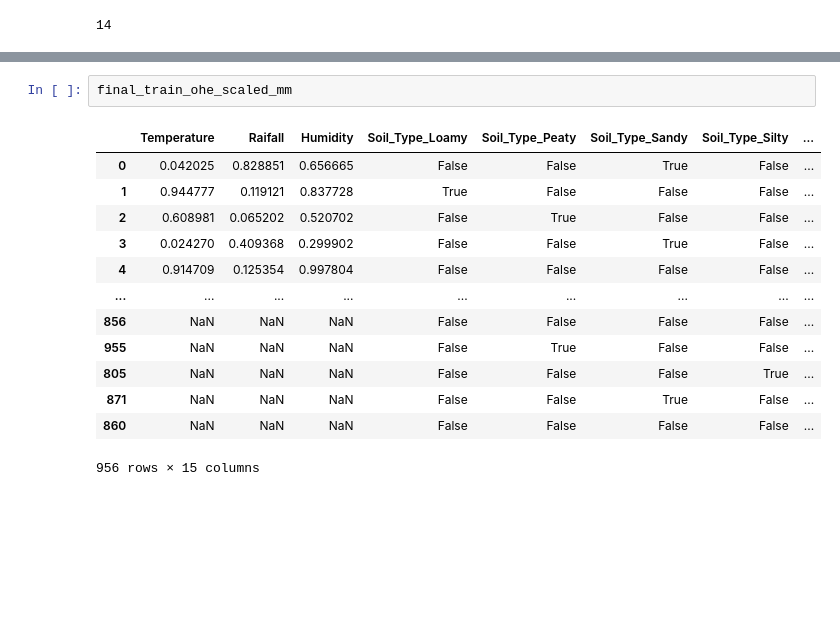
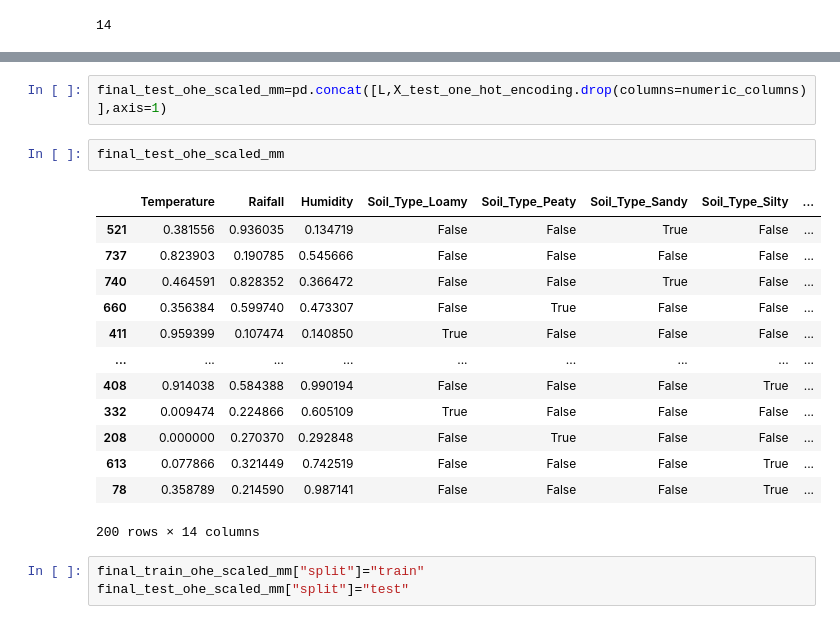
Before and after one commit to kruthikakkamgari/AgriYield_Predictor, a Jupyter notebook: preproessiong.ipynb, the cells around one changed output, grey strips where cells are left out. Cells and saved outputs as stored; diff of their text form; blank space fills up the shorter version.

```diff
--- a/preproessiong.ipynb
+++ b/preproessiong.ipynb
@@ -413,16 +421,21 @@ final_train_ohe_scaled_mm["Raifall_temp_ratio"]=final_train_ohe_scaled_mm["Raifa
-# %%
-final_train_ohe_scaled_mm
-# %% [output]
-|  | Temperature | Raifall | Humidity | Soil_Type_Loamy | Soil_Type_Peaty | Soil_Type_Sandy | Soil_Type_Silty | ... |
-| 0 | 0.042025 | 0.828851 | 0.656665 | False | False | True | False | ... |
-| 1 | 0.944777 | 0.119121 | 0.837728 | True | False | False | False | ... |
-| 2 | 0.608981 | 0.065202 | 0.520702 | False | True | False | False | ... |
-| 3 | 0.024270 | 0.409368 | 0.299902 | False | False | True | False | ... |
-| 4 | 0.914709 | 0.125354 | 0.997804 | False | False | False | False | ... |
-| ... | ... | ... | ... | ... | ... | ... | ... | ... |
-| 856 | NaN | NaN | NaN | False | False | False | False | ... |
-| 955 | NaN | NaN | NaN | False | True | False | False | ... |
-| 805 | NaN | NaN | NaN | False | False | False | True | ... |
-| 871 | NaN | NaN | NaN | False | False | True | False | ... |
-| 860 | NaN | NaN | NaN | False | False | False | False | ... |
-956 rows × 15 columns
+# %%
+final_test_ohe_scaled_mm=pd.concat([L,X_test_one_hot_encoding.drop(columns=numeric_columns)],axis=1)
+# %%
+final_test_ohe_scaled_mm
+# %% [output]
+|  | Temperature | Raifall | Humidity | Soil_Type_Loamy | Soil_Type_Peaty | Soil_Type_Sandy | Soil_Type_Silty | ... |
+| 521 | 0.381556 | 0.936035 | 0.134719 | False | False | True | False | ... |
+| 737 | 0.823903 | 0.190785 | 0.545666 | False | False | False | False | ... |
+| 740 | 0.464591 | 0.828352 | 0.366472 | False | False | True | False | ... |
+| 660 | 0.356384 | 0.599740 | 0.473307 | False | True | False | False | ... |
+| 411 | 0.959399 | 0.107474 | 0.140850 | True | False | False | False | ... |
+| ... | ... | ... | ... | ... | ... | ... | ... | ... |
+| 408 | 0.914038 | 0.584388 | 0.990194 | False | False | False | True | ... |
+| 332 | 0.009474 | 0.224866 | 0.605109 | True | False | False | False | ... |
+| 208 | 0.000000 | 0.270370 | 0.292848 | False | True | False | False | ... |
+| 613 | 0.077866 | 0.321449 | 0.742519 | False | False | False | True | ... |
+| 78 | 0.358789 | 0.214590 | 0.987141 | False | False | False | True | ... |
+200 rows × 14 columns
+# %%
+final_train_ohe_scaled_mm["split"]="train"
+final_test_ohe_scaled_mm["split"]="test"
```
Also changed, not shown: parts of 16 cells of this notebook, 1 other file.
